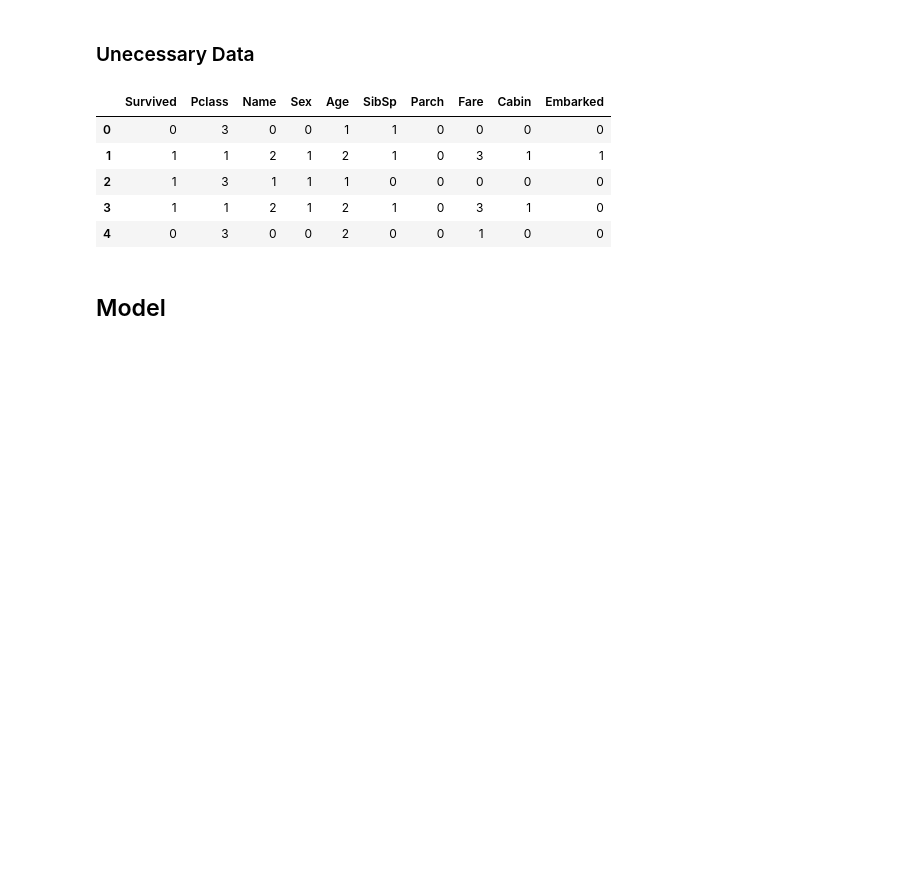
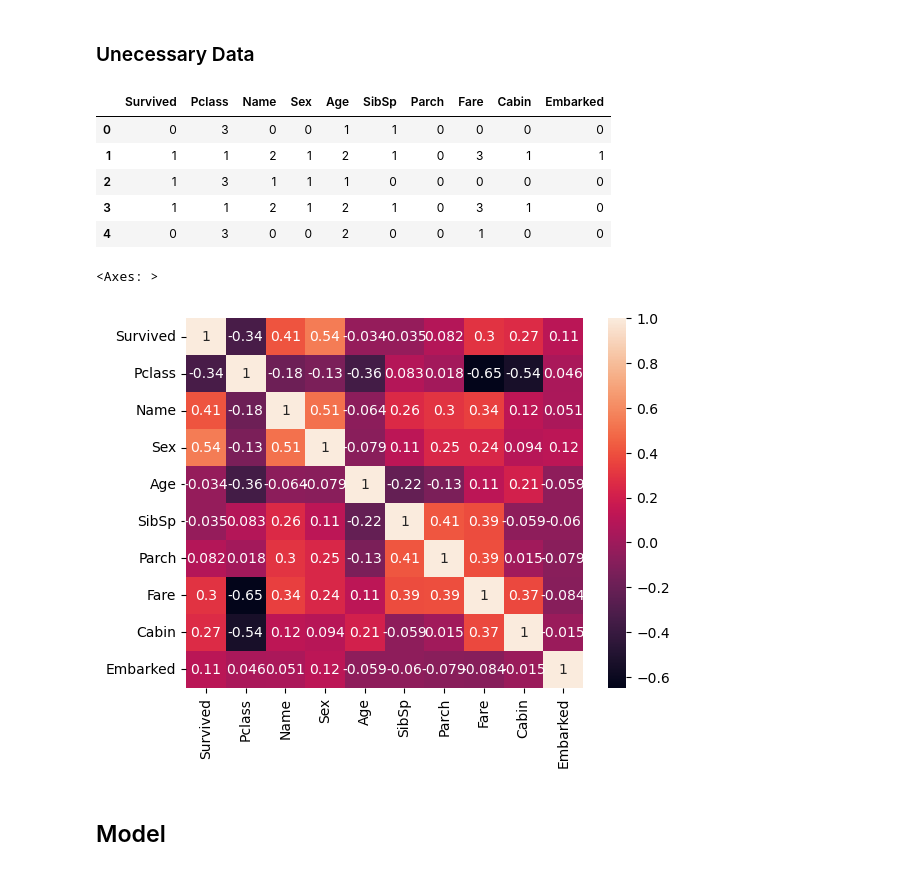
Before and after one commit to alex81632/Proj2CSI, a Jupyter notebook: Titanic/titanic.ipynb, the cells around one changed output. Drawn from its saved outputs; the diff is of its cells as text; code cells hidden in the pictures; blank space fills up the shorter version.

```diff
--- a/Titanic/titanic.ipynb
+++ b/Titanic/titanic.ipynb
@@ -189,6 +211,16 @@ train.head()
 | 2 | 1 | 3 | 1 | 1 | 1 | 0 | 0 | 0 | 0 | 0 |
 | 3 | 1 | 1 | 2 | 1 | 2 | 1 | 0 | 3 | 1 | 0 |
 | 4 | 0 | 3 | 0 | 0 | 2 | 0 | 0 | 1 | 0 | 0 |
+# %%
+# Making the correlation matrix
+corr = train.corr()
+corr
+
+# Plotting the correlation matrix
+sns.heatmap(corr, annot = True)
+# %% [output]
+<Axes: >
+[figure, added]
 # %% [markdown]
 ## Model
 # %% [markdown]
```
Also changed, not shown: parts of 5 cells of this notebook, 13 other files.
